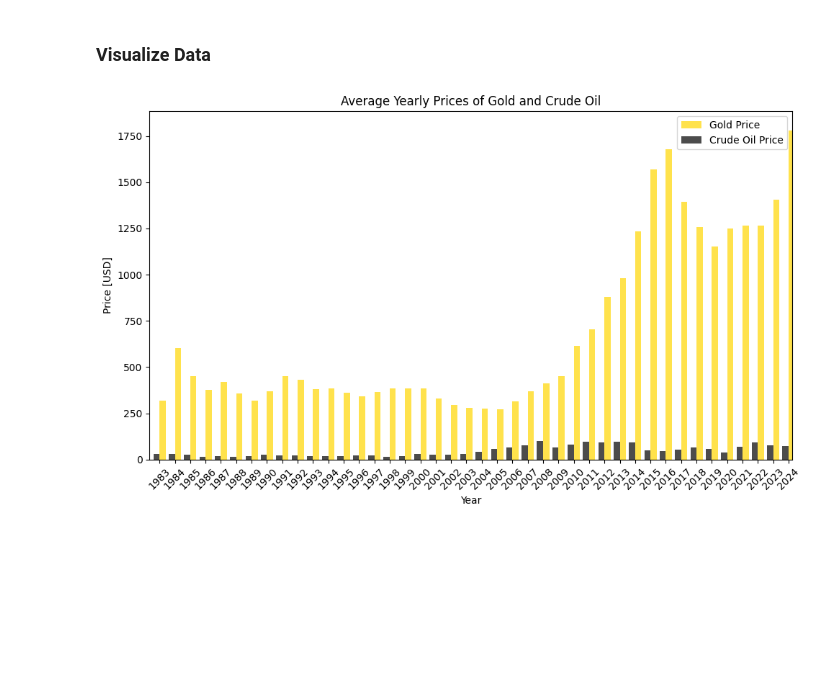
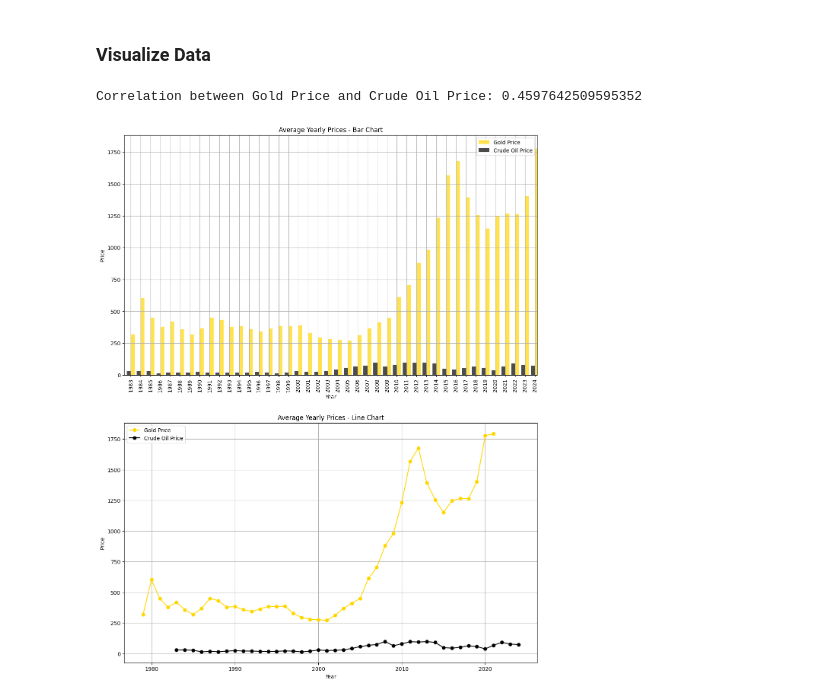
Before and after one commit to parth-ghinaiya/made-template, a Jupyter notebook: project/report.ipynb, the cells around one changed output. Saved outputs shown, nothing was run; the diff lists cells and outputs as text; code cells hidden in the pictures; blank space fills up the shorter version.

Commit message:
Added Line chart

```diff
--- a/project/report.ipynb
+++ b/project/report.ipynb
@@ -90,24 +90,37 @@ crude_oil_price_df['year'] = crude_oil_price_df['date'].dt.to_period('Y').dt.yea
 gold_price_df['year'] = gold_price_df['date'].dt.to_period('M').dt.year
 
 # Group by YearMonth and calculate the mean price
-oil_monthly_avg = crude_oil_price_df.groupby('year')['price'].mean()
-gold_monthly_avg = gold_price_df.groupby('year')['United States(USD)'].mean()
+oil_yearly_avg = crude_oil_price_df.groupby('year')['price'].mean()
+gold_yearly_avg = gold_price_df.groupby('year')['United States(USD)'].mean()
 # %% [markdown]
 ### Visualize Data
 # %%
-# Plotting graph for average yearly prices of gold and crude oil
-fig, ax = plt.subplots(figsize=(10, 6))
+# Creating subplots with bar and line charts
+fig, (ax1, ax2) = plt.subplots(2, 1, figsize=(14, 18))
 
-gold_monthly_avg.plot(kind='bar', color='gold', alpha=0.7, position=0, width=0.4, label='Gold Price', ax=ax)
-oil_monthly_avg.plot(kind='bar', color='black', alpha=0.7, position=1, width=0.4, label='Crude Oil Price', ax=ax)
+# Bar chart
+gold_yearly_avg.plot(kind='bar', color='gold', alpha=0.7, position=0, width=0.4, label='Gold Price', ax=ax1)
+oil_yearly_avg.plot(kind='bar', color='black', alpha=0.7, position=1, width=0.4, label='Crude Oil Price', ax=ax1)
 
-ax.set_xlabel('Year')
-ax.set_ylabel('Price [USD]')
-ax.set_title('Average Yearly Prices of Gold and Crude Oil')
-ax.legend()
+ax1.set_xlabel('Year')
+ax1.set_ylabel('Price')
+ax1.set_title('Average Yearly Prices - Bar Chart')
+ax1.legend()
+ax1.grid(True)
 
-plt.xticks(rotation=45)
-plt.tight_layout()
-plt.show()
+# Line chart
+ax2.plot(gold_yearly_avg.index, gold_yearly_avg.values, marker='o', linestyle='-', color='gold', label='Gold Price')
+ax2.plot(oil_yearly_avg.index, oil_yearly_avg.values, marker='o', linestyle='-', color='black', label='Crude Oil Price')
+
+ax2.set_xlabel('Year')
+ax2.set_ylabel('Price')
+ax2.set_title('Average Yearly Prices - Line Chart')
+ax2.legend()
+ax2.grid(True)
+
+# calculate correlation between gold and crude oil prices
+correlation = crude_oil_price_df['price'].corr(gold_price_df['United States(USD)'])
+print(f'Correlation between Gold Price and Crude Oil Price: {correlation}')
 # %% [output]
+Correlation between Gold Price and Crude Oil Price: 0.4597642509595352
-[figure, old version]
+[figure, new version]
```
